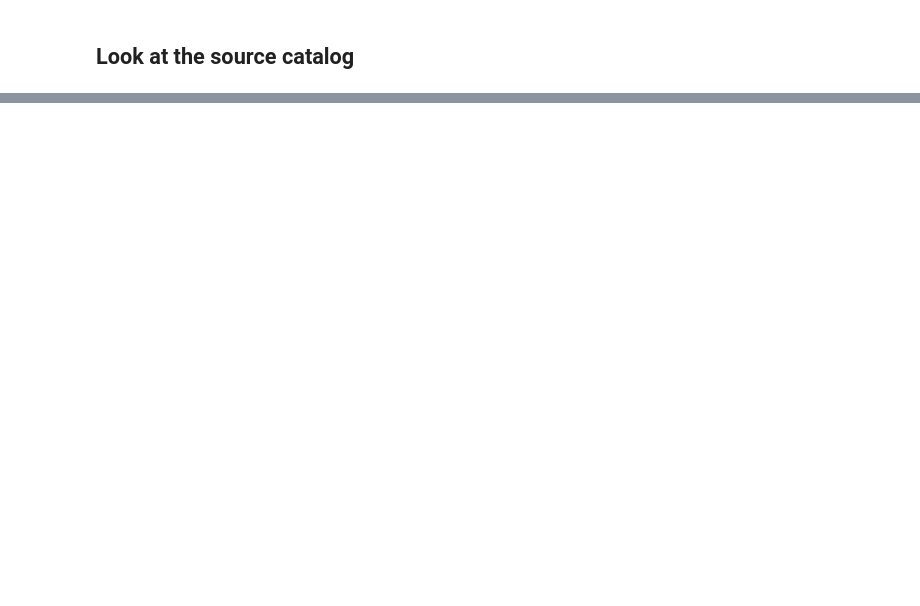
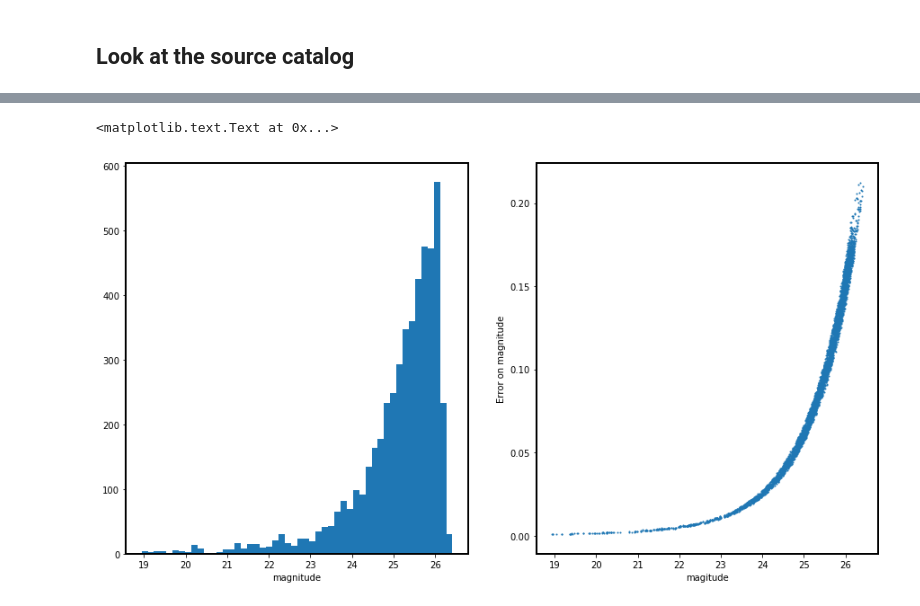
Before and after one commit to nicolaschotard/lsst_drp_analysis, a Jupyter notebook: First_look_at_processCcd_output.ipynb, the cells around one changed output, grey strips where cells are left out. Saved outputs shown, nothing was run; the diff lists cells and outputs as text; code cells hidden in the pictures; blank space fills up the shorter version.

```diff
--- a/First_look_at_processCcd_output.ipynb
+++ b/First_look_at_processCcd_output.ipynb
@@ -65,0 +169,37 @@ display.zoom(3, 800, 800)
+# %%
+import lsst.afw.image as afwImage
+
+# get calexp metadata
+md = butler.get("calexp_md", dataid, immediate=True)
+# get calibration object from the calexp metadata
+calib = afwImage.Calib(md)
+
+mag = []
+sig = []
+for s in src:
+    # reject sources with bad PsfFlux (if flag==True, there is a problem)
+    if s.get('base_PsfFlux_flag'):
+        continue
+
+    flux = s.get('base_PsfFlux_flux')
+    sigma_flux = s.get('base_PsfFlux_fluxSigma')
+
+    # reject sources with negative flux or too faint
+    if flux < 0 or flux/sigma_flux < 5:
+        continue
+
+    # convert flux into magnitude with error
+    mg, err_mg = calib.getMagnitude(flux, sigma_flux)
+    mag.append(mg)
+    sig.append(err_mg)
+# %%
+fig, (ax1, ax2) = plt.subplots(ncols=2, figsize=(15,8))
+
+ax1.hist(mag, bins=50)
+ax1.set_xlabel("magnitude")
+ax2.scatter(mag, sig, s=1)
+ax2.set_xlabel("magitude")
+ax2.set_ylabel("Error on magnitude")
+# %% [output]
+<matplotlib.text.Text at 0x...>
+[figure, added]
```
Also changed, not shown: parts of 13 cells of this notebook.
